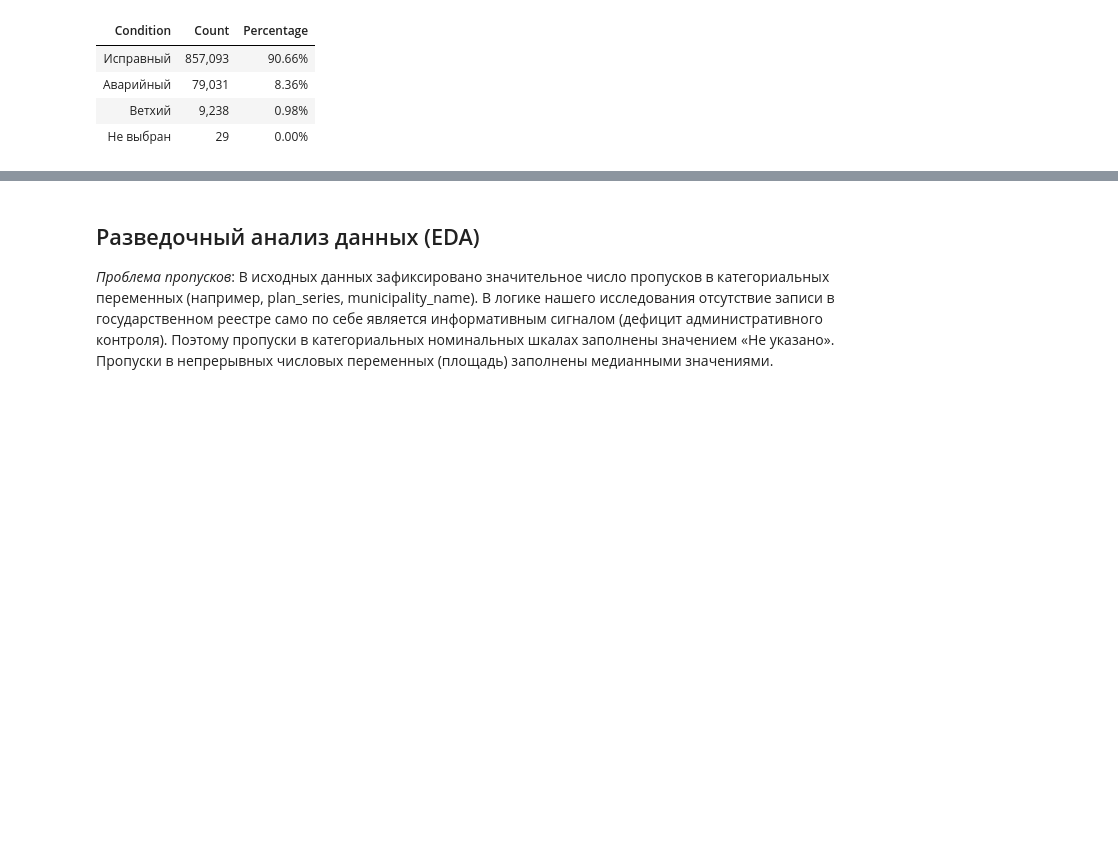
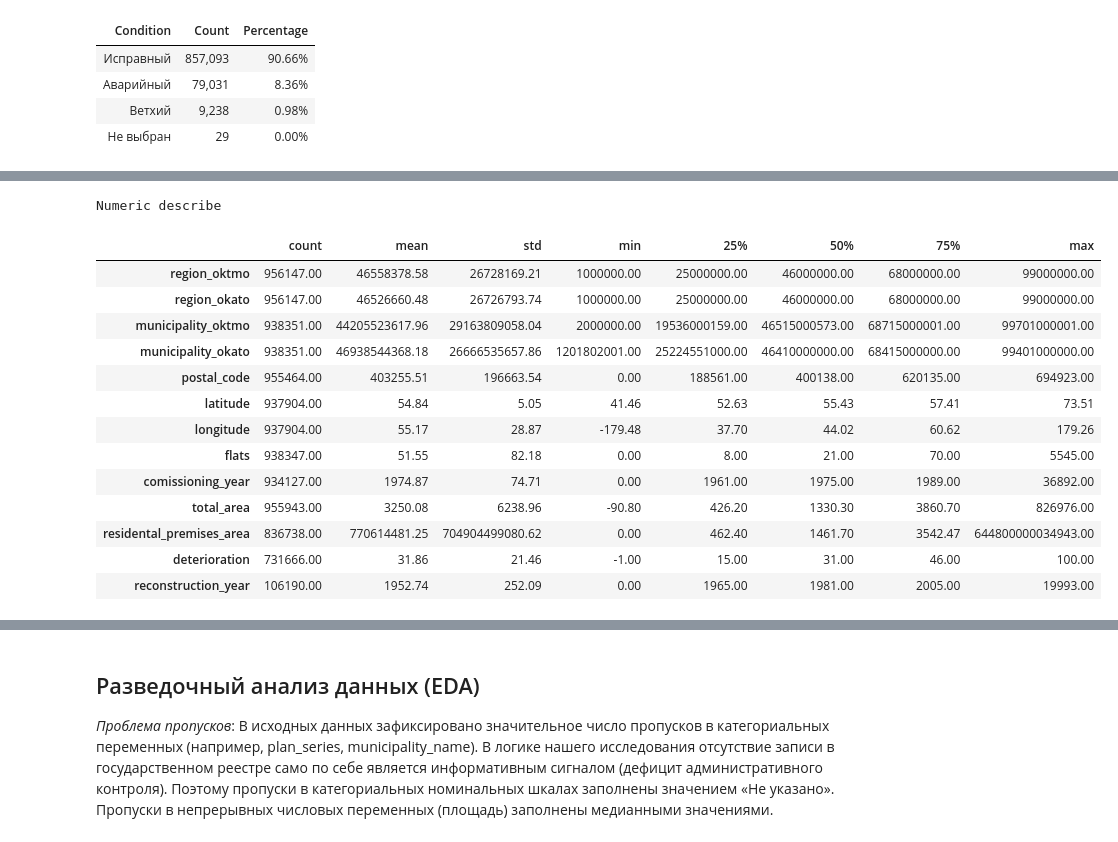
Before and after one commit to ascat41/HouseDeterioration, a Jupyter notebook: data_research.ipynb, the cells around one changed output, grey strips where cells are left out. Drawn from its saved outputs; the diff is of its cells as text; code cells hidden in the pictures; blank space fills up the shorter version.

```diff
--- a/data_research.ipynb
+++ b/data_research.ipynb
@@ -124,0 +184,18 @@ df.describe(include=["str"])
+# %%
+style_table(original_df.describe().T, "Numeric describe", hide_index=False).format("{:.2f}")
+# %% [output]
+Numeric describe
+|  | count | mean | std | min | 25% | 50% | 75% | max |
+| region_oktmo | 956147.00 | 46558378.58 | 26728169.21 | 1000000.00 | 25000000.00 | 46000000.00 | 68000000.00 | 99000000.00 |
+| region_okato | 956147.00 | 46526660.48 | 26726793.74 | 1000000.00 | 25000000.00 | 46000000.00 | 68000000.00 | 99000000.00 |
+| municipality_oktmo | 938351.00 | 44205523617.96 | 29163809058.04 | 2000000.00 | 19536000159.00 | 46515000573.00 | 68715000001.00 | 99701000001.00 |
+| municipality_okato | 938351.00 | 46938544368.18 | 26666535657.86 | 1201802001.00 | 25224551000.00 | 46410000000.00 | 68415000000.00 | 99401000000.00 |
+| postal_code | 955464.00 | 403255.51 | 196663.54 | 0.00 | 188561.00 | 400138.00 | 620135.00 | 694923.00 |
+| latitude | 937904.00 | 54.84 | 5.05 | 41.46 | 52.63 | 55.43 | 57.41 | 73.51 |
+| longitude | 937904.00 | 55.17 | 28.87 | -179.48 | 37.70 | 44.02 | 60.62 | 179.26 |
+| flats | 938347.00 | 51.55 | 82.18 | 0.00 | 8.00 | 21.00 | 70.00 | 5545.00 |
+| comissioning_year | 934127.00 | 1974.87 | 74.71 | 0.00 | 1961.00 | 1975.00 | 1989.00 | 36892.00 |
+| total_area | 955943.00 | 3250.08 | 6238.96 | -90.80 | 426.20 | 1330.30 | 3860.70 | 826976.00 |
+| residental_premises_area | 836738.00 | 770614481.25 | 704904499080.62 | 0.00 | 462.40 | 1461.70 | 3542.47 | 644800000034943.00 |
+| deterioration | 731666.00 | 31.86 | 21.46 | -1.00 | 15.00 | 31.00 | 46.00 | 100.00 |
+| reconstruction_year | 106190.00 | 1952.74 | 252.09 | 0.00 | 1965.00 | 1981.00 | 2005.00 | 19993.00 |
```
Also changed, not shown: parts of 19 cells of this notebook.
